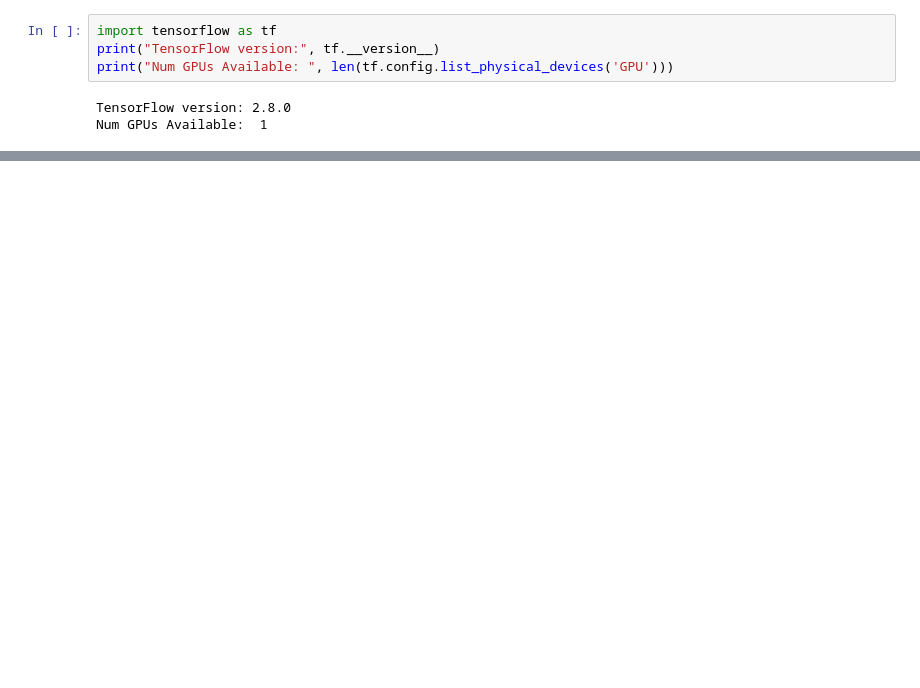
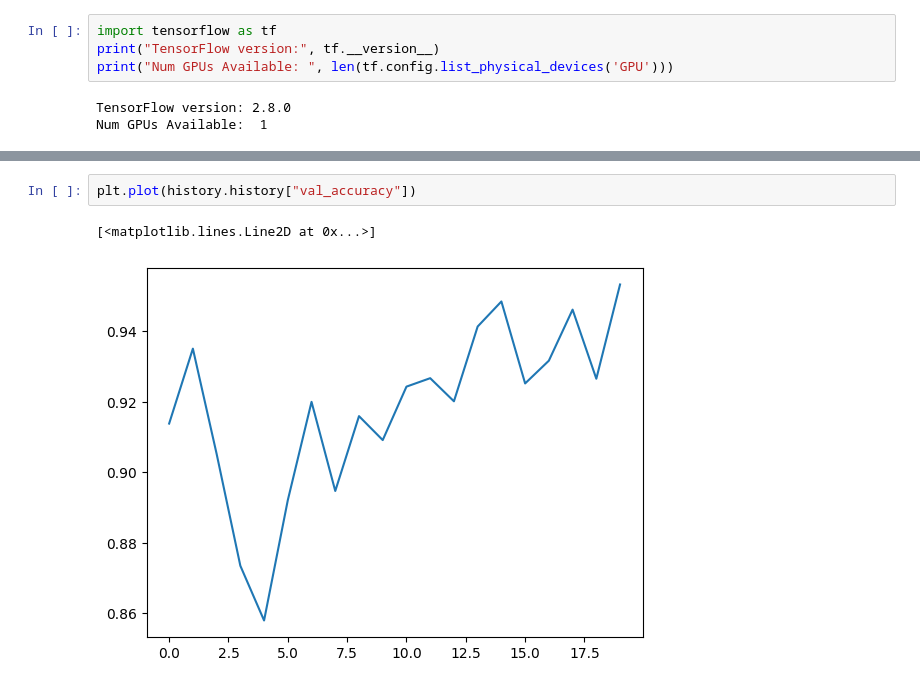
Before and after one commit to enes-ay/OCR, a Jupyter notebook: ocr1.ipynb, the cells around one changed output, grey strips where cells are left out. Saved outputs shown, nothing was run; the diff lists cells and outputs as text; blank space fills up the shorter version.

```diff
--- a/ocr1.ipynb
+++ b/ocr1.ipynb
@@ -335,0 +427,5 @@ Epoch 20: val_loss did not improve from 0.14264
+# %%
+plt.plot(history.history["val_accuracy"])
+# %% [output]
+[<matplotlib.lines.Line2D at 0x...>]
+[figure, added]
```
Also changed, not shown: parts of 16 cells of this notebook.
